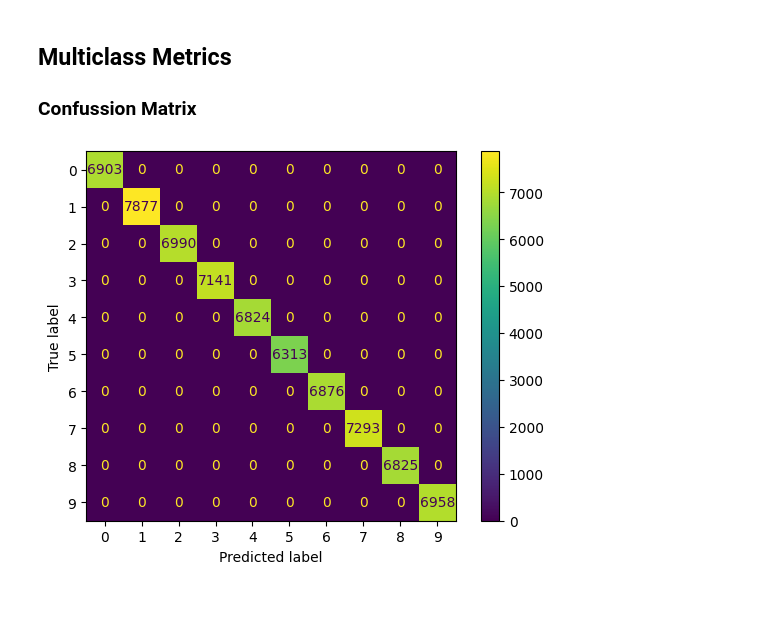
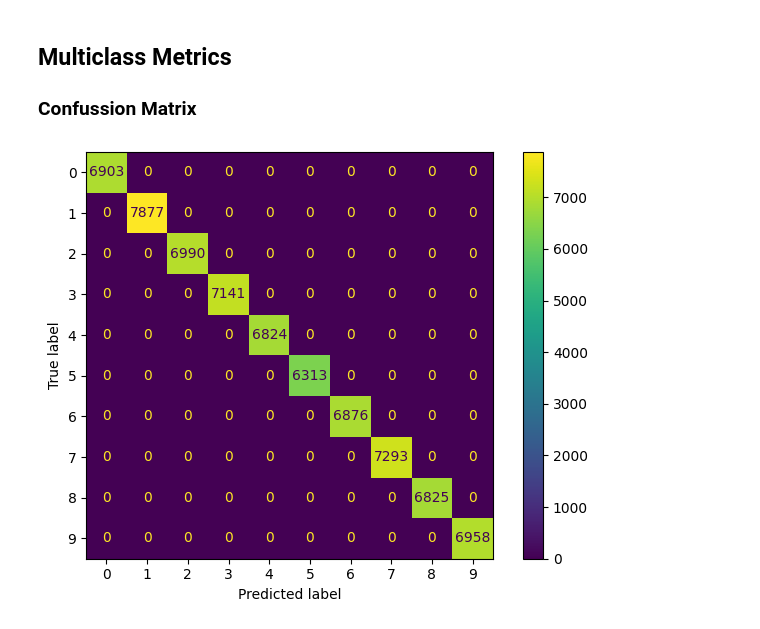
Before and after one commit to esolanoo/MNIST-Classification, a Jupyter notebook: MNIST.ipynb, the cells around one changed output. Cells and saved outputs as stored; diff of their text form; code cells hidden in the pictures; blank space fills up the shorter version.

```diff
--- a/MNIST.ipynb
+++ b/MNIST.ipynb
@@ -363,10 +365,12 @@ After conducting various cross-validation tests, the Gaussian Naive Bayes mantai
 # %%
 from sklearn.metrics import confusion_matrix, ConfusionMatrixDisplay
 
 y_pred = gnb.predict(X_tsne)
 cm = confusion_matrix(y, y_pred)
 disp = ConfusionMatrixDisplay(confusion_matrix=cm, display_labels=sorted(list(set(y))))
 disp.plot()
+plt.tight_layout()
+plt.savefig('ConfusionMatrixDisplay.jpg', dpi=600)
 plt.show()
 # %% [output]
-[figure, old version]
+[figure, new version]
```
Also changed, not shown: parts of 13 cells of this notebook, 6 other files.
